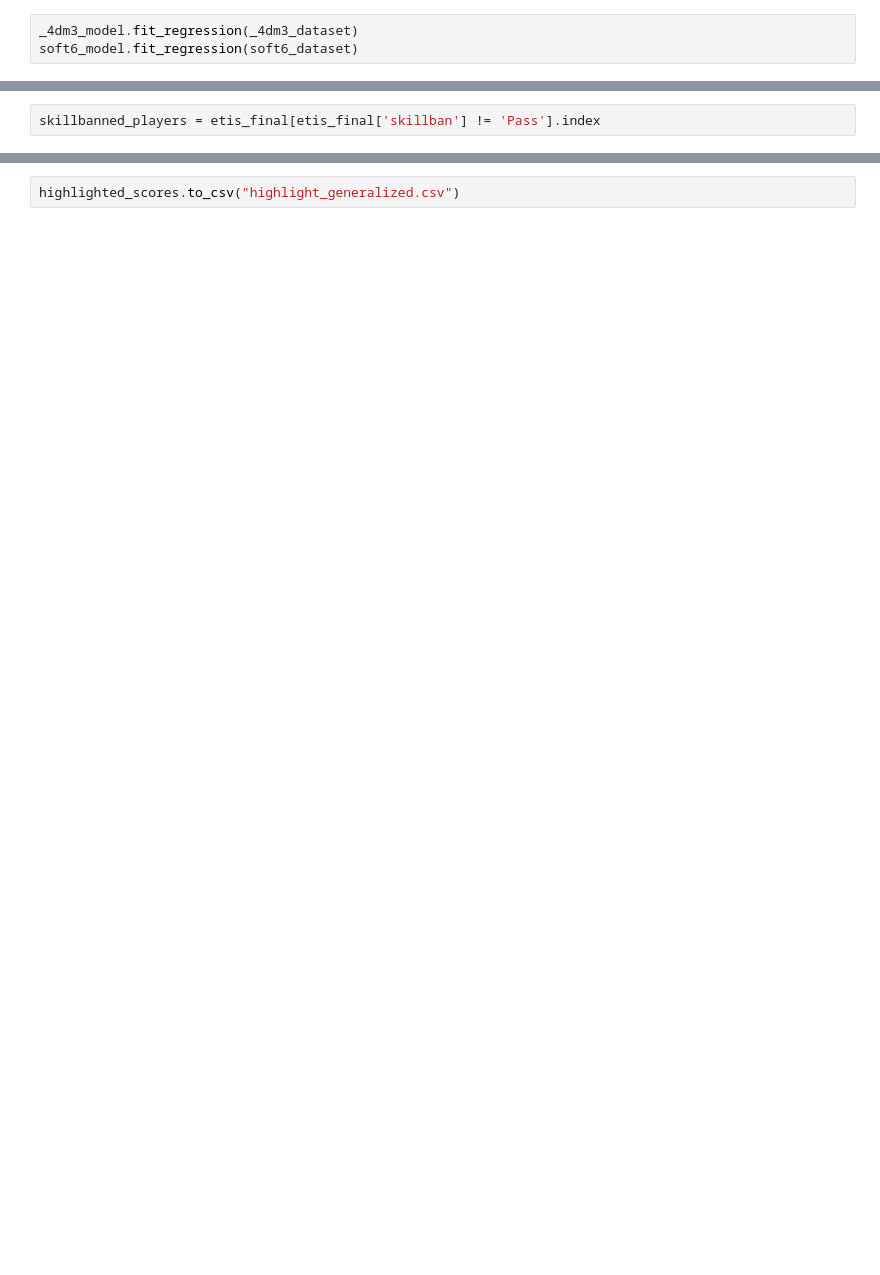
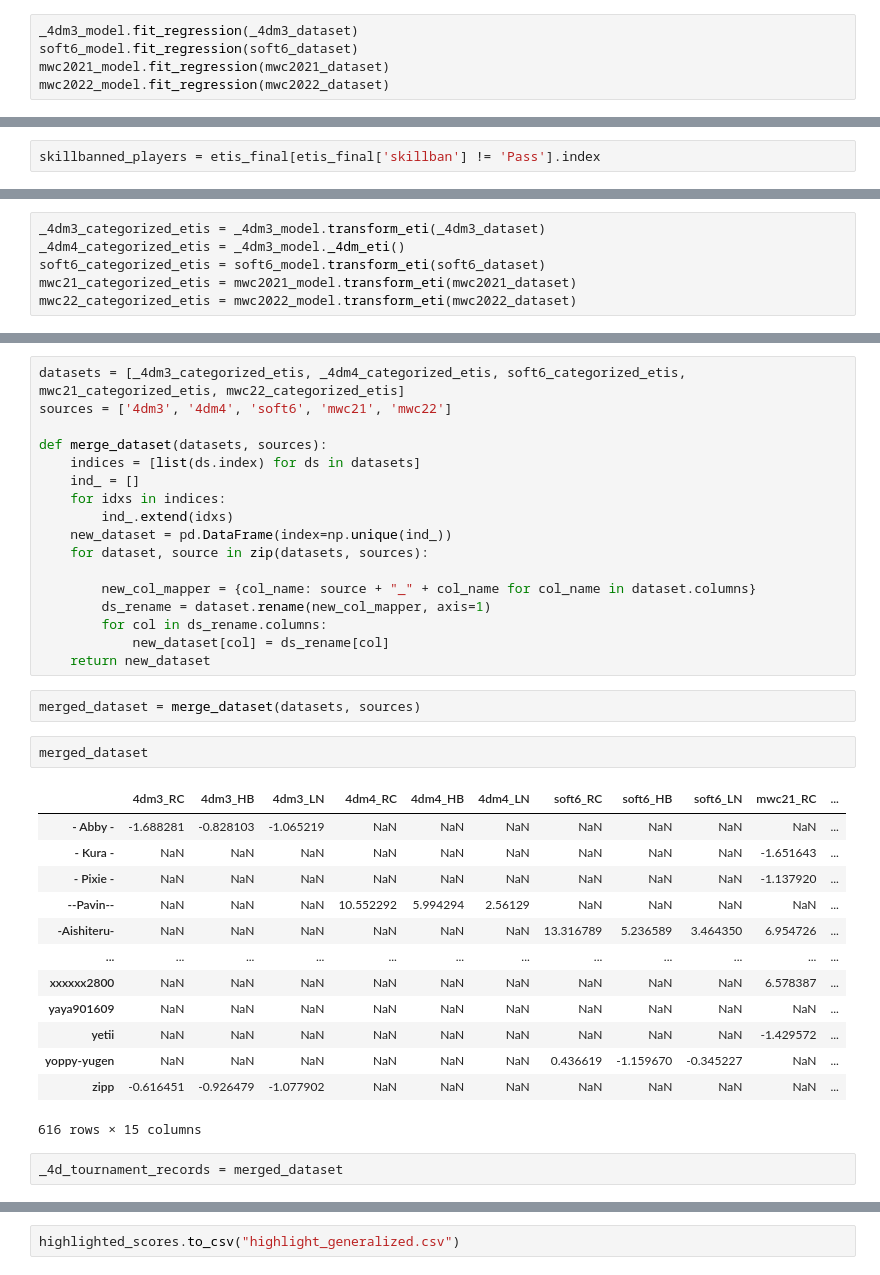
Before and after one commit to 4digitmwc/extraterrestrial-index, a Jupyter notebook: eti_generalized.ipynb, the cells around one changed output, grey strips where cells are left out. Saved outputs shown, nothing was run; the diff lists cells and outputs as text; blank space fills up the shorter version.

```diff
--- a/eti_generalized.ipynb
+++ b/eti_generalized.ipynb
@@ -41,6 +63,8 @@ soft6_model = GeneralizedETIModel(_4dm4_dataset, main_beatmap_category)
 # %%
 _4dm3_model.fit_regression(_4dm3_dataset)
 soft6_model.fit_regression(soft6_dataset)
+mwc2021_model.fit_regression(mwc2021_dataset)
+mwc2022_model.fit_regression(mwc2022_dataset)
 # %%
 _4dm3_etis = _4dm3_model.predict(_4dm3_dataset)
 soft6_etis = soft6_model.predict(soft6_dataset)
@@ -136,0 +245,6 @@ skillbanned_players = etis_final[etis_final['skillban'] != 'Pass'].index
+# %%
+_4dm3_categorized_etis = _4dm3_model.transform_eti(_4dm3_dataset)
+_4dm4_categorized_etis = _4dm3_model._4dm_eti()
+soft6_categorized_etis = soft6_model.transform_eti(soft6_dataset)
+mwc21_categorized_etis = mwc2021_model.transform_eti(mwc2021_dataset)
+mwc22_categorized_etis = mwc2022_model.transform_eti(mwc2022_dataset)
@@ -136,0 +267,37 @@ skillbanned_players = etis_final[etis_final['skillban'] != 'Pass'].index
+# %%
+datasets = [_4dm3_categorized_etis, _4dm4_categorized_etis, soft6_categorized_etis, mwc21_categorized_etis, mwc22_categorized_etis]
+sources = ['4dm3', '4dm4', 'soft6', 'mwc21', 'mwc22']
+
+def merge_dataset(datasets, sources):
+    indices = [list(ds.index) for ds in datasets]
+    ind_ = []
+    for idxs in indices:
+        ind_.extend(idxs)
+    new_dataset = pd.DataFrame(index=np.unique(ind_))
+    for dataset, source in zip(datasets, sources):
+
+        new_col_mapper = {col_name: source + "_" + col_name for col_name in dataset.columns}
+        ds_rename = dataset.rename(new_col_mapper, axis=1)
+        for col in ds_rename.columns:
+            new_dataset[col] = ds_rename[col]
+    return new_dataset
+# %%
+merged_dataset = merge_dataset(datasets, sources)
+# %%
+merged_dataset
+# %% [output]
+|  | 4dm3_RC | 4dm3_HB | 4dm3_LN | 4dm4_RC | 4dm4_HB | 4dm4_LN | soft6_RC | soft6_HB | soft6_LN | mwc21_RC | ... |
+| - Abby - | -1.688281 | -0.828103 | -1.065219 | NaN | NaN | NaN | NaN | NaN | NaN | NaN | ... |
+| - Kura - | NaN | NaN | NaN | NaN | NaN | NaN | NaN | NaN | NaN | -1.651643 | ... |
+| - Pixie - | NaN | NaN | NaN | NaN | NaN | NaN | NaN | NaN | NaN | -1.137920 | ... |
+| --Pavin-- | NaN | NaN | NaN | 10.552292 | 5.994294 | 2.56129 | NaN | NaN | NaN | NaN | ... |
+| -Aishiteru- | NaN | NaN | NaN | NaN | NaN | NaN | 13.316789 | 5.236589 | 3.464350 | 6.954726 | ... |
+| ... | ... | ... | ... | ... | ... | ... | ... | ... | ... | ... | ... |
+| xxxxxx2800 | NaN | NaN | NaN | NaN | NaN | NaN | NaN | NaN | NaN | 6.578387 | ... |
+| yaya901609 | NaN | NaN | NaN | NaN | NaN | NaN | NaN | NaN | NaN | NaN | ... |
+| yetii | NaN | NaN | NaN | NaN | NaN | NaN | NaN | NaN | NaN | -1.429572 | ... |
+| yoppy-yugen | NaN | NaN | NaN | NaN | NaN | NaN | 0.436619 | -1.159670 | -0.345227 | NaN | ... |
+| zipp | -0.616451 | -0.926479 | -1.077902 | NaN | NaN | NaN | NaN | NaN | NaN | NaN | ... |
+616 rows × 15 columns
+# %%
+_4d_tournament_records = merged_dataset
```
Also changed, not shown: parts of 64 cells of this notebook, 7 other files.
